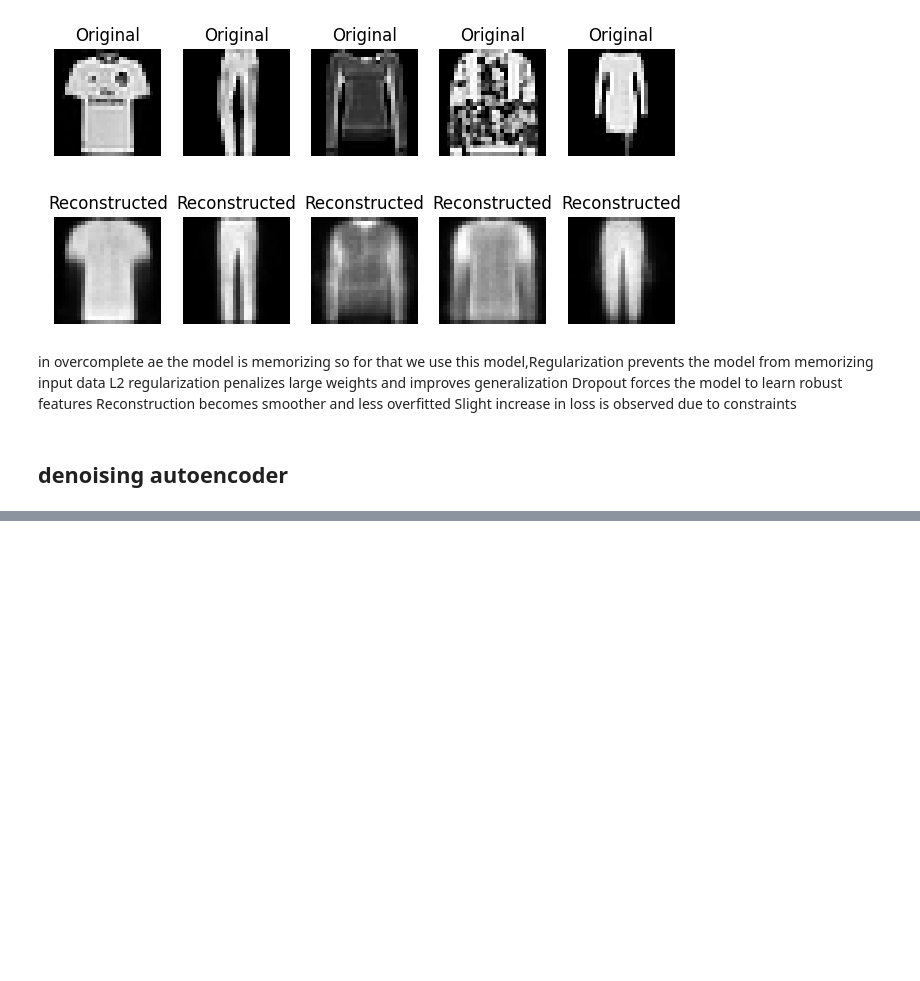
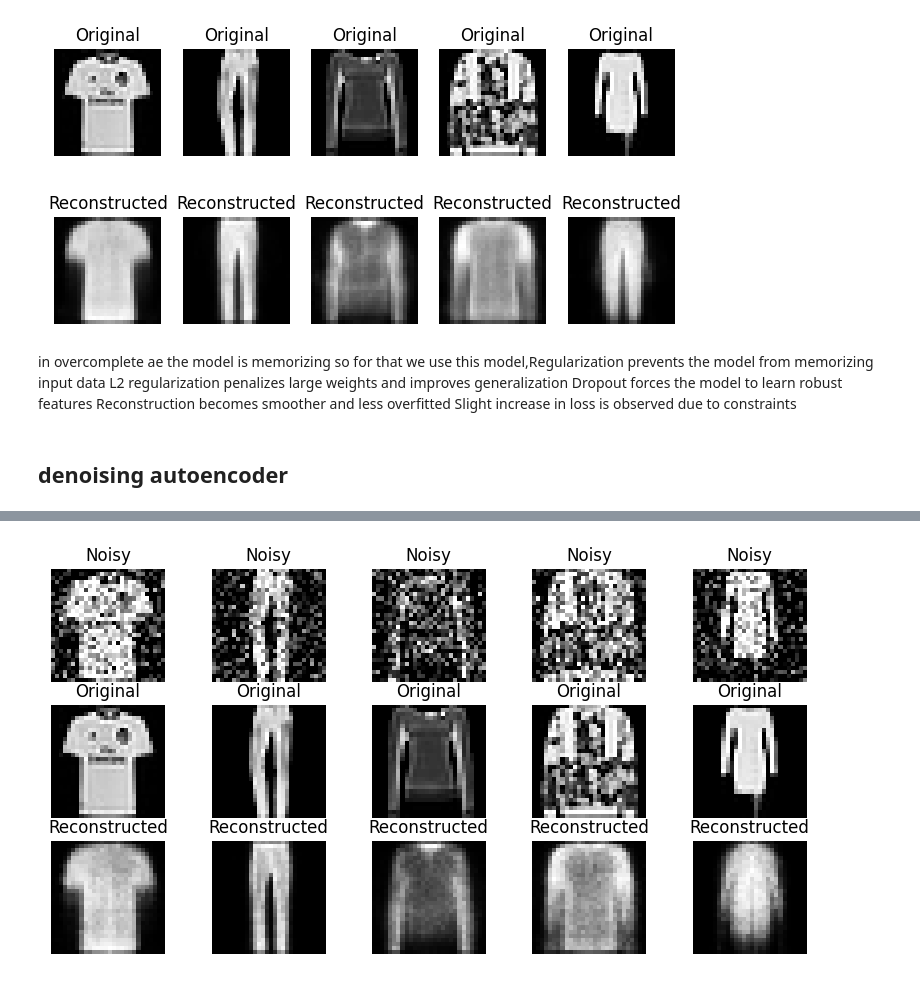
Before and after one commit to naveen-ramavath/Deep-Learning, a Jupyter notebook: dl_assignment.ipynb, the cells around one changed output, grey strips where cells are left out. Saved outputs shown, nothing was run; the diff lists cells and outputs as text; code cells hidden in the pictures; blank space fills up the shorter version.

```diff
--- a/dl_assignment.ipynb
+++ b/dl_assignment.ipynb
@@ -1684,3 +1684,94 @@ Reconstruction becomes smoother and less overfitted
 Slight increase in loss is observed due to constraints
 # %% [markdown]
 ## denoising autoencoder
+# %%
+import pandas as pd
+import tensorflow as tf
+import matplotlib.pyplot as plt
+import numpy as np
+from tensorflow.keras.models import Model
+from tensorflow.keras.layers import Input, Dense
+
+# ----------------------------
+# 1. LOAD DATA
+# ----------------------------
+train = pd.read_csv("/content/fashion-mnist_train.csv (1).zip")
+test = pd.read_csv("/content/fashion-mnist_test.csv (1).zip")
+
+X_train = train.drop("label", axis=1).values / 255.0
+X_test = test.drop("label", axis=1).values / 255.0
+
+# small dataset
+X_train = X_train[:5000]
+X_test = X_test[:1000]
+
+# ----------------------------
+# 2. ADD NOISE
+# ----------------------------
+noise_factor = 0.3   # 🔥 change this (0.1, 0.3, 0.5)
+
+X_train_noisy = X_train + noise_factor * np.random.normal(size=X_train.shape)
+X_test_noisy = X_test + noise_factor * np.random.normal(size=X_test.shape)
+
+# keep values between 0 and 1
+X_train_noisy = np.clip(X_train_noisy, 0., 1.)
+X_test_noisy = np.clip(X_test_noisy, 0., 1.)
+
+# ----------------------------
+# 3. BUILD AUTOENCODER
+# ----------------------------
+input_img = Input(shape=(784,))
+
+encoded = Dense(128, activation='relu')(input_img)
+encoded = Dense(64, activation='relu')(encoded)
+
+decoded = Dense(128, activation='relu')(encoded)
+decoded = Dense(784, activation='sigmoid')(decoded)
+
+autoencoder = Model(input_img, decoded)
+
+# ----------------------------
+# 4. COMPILE
+# ----------------------------
+autoencoder.compile(optimizer='adam', loss='mse')
+
+# ----------------------------
+# 5. TRAIN (IMPORTANT)
+# ----------------------------
+# input = noisy, output = clean
+autoencoder.fit(X_train_noisy, X_train,
+                epochs=5,
+                batch_size=32,
+                validation_split=0.2)
+
+# ----------------------------
+# 6. RECONSTRUCTION
+# ----------------------------
+reconstructed = autoencoder.predict(X_test_noisy)
+
+# ----------------------------
+# 7. VISUALIZATION
+# ----------------------------
+plt.figure(figsize=(10,5))
+
+for i in range(5):
+    # noisy
+    plt.subplot(3,5,i+1)
+    plt.imshow(X_test_noisy[i].reshape(28,28), cmap='gray')
+    plt.title("Noisy")
+    plt.axis('off')
+
+    # original
+    plt.subplot(3,5,i+6)
+    plt.imshow(X_test[i].reshape(28,28), cmap='gray')
+    plt.title("Original")
+    plt.axis('off')
+
+    # reconstructed
+    plt.subplot(3,5,i+11)
+    plt.imshow(reconstructed[i].reshape(28,28), cmap='gray')
+    plt.title("Reconstructed")
+    plt.axis('off')
+
+plt.show()
+# %% [output]
@@ -1686,0 +1789 @@ Slight increase in loss is observed due to constraints
+[figure, added]
```
Also changed, not shown: parts of 2 cells of this notebook.
